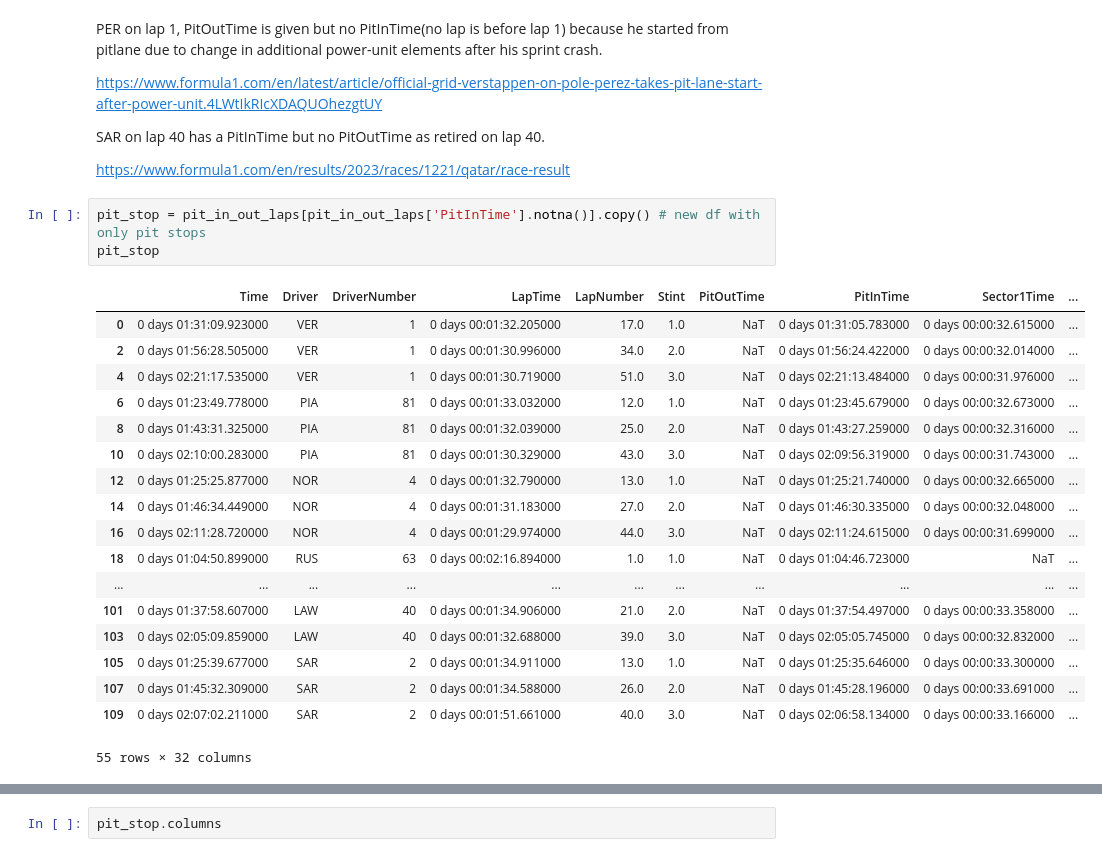
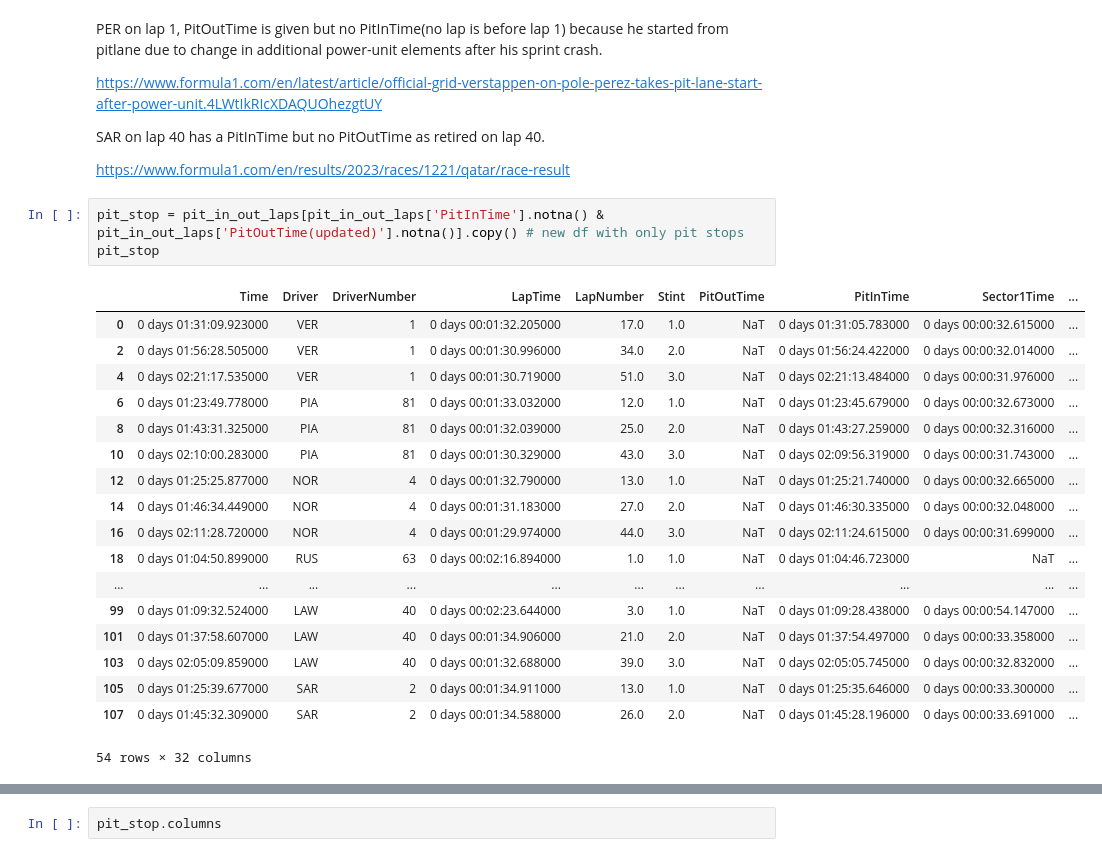
Before and after one commit to lizarizvi/f1-data-portfolio, a Jupyter notebook: project2_pit_stops/pit_stops.ipynb, the cells around one changed output, grey strips where cells are left out. Saved outputs shown, nothing was run; the diff lists cells and outputs as text.

```diff
--- a/project2_pit_stops/pit_stops.ipynb
+++ b/project2_pit_stops/pit_stops.ipynb
@@ -147,27 +147,27 @@ SAR on lap 40 has a PitInTime but no PitOutTime as retired on lap 40.
 
 https://www.formula1.com/en/results/2023/races/1221/qatar/race-result
 # %%
-pit_stop = pit_in_out_laps[pit_in_out_laps['PitInTime'].notna()].copy() # new df with only pit stops
+pit_stop = pit_in_out_laps[pit_in_out_laps['PitInTime'].notna() & pit_in_out_laps['PitOutTime(updated)'].notna()].copy() # new df with only pit stops
 pit_stop
 # %% [output]
 |  | Time | Driver | DriverNumber | LapTime | LapNumber | Stint | PitOutTime | PitInTime | Sector1Time | ... |
 | 0 | 0 days 01:31:09.923000 | VER | 1 | 0 days 00:01:32.205000 | 17.0 | 1.0 | NaT | 0 days 01:31:05.783000 | 0 days 00:00:32.615000 | ... |
 | 2 | 0 days 01:56:28.505000 | VER | 1 | 0 days 00:01:30.996000 | 34.0 | 2.0 | NaT | 0 days 01:56:24.422000 | 0 days 00:00:32.014000 | ... |
 | 4 | 0 days 02:21:17.535000 | VER | 1 | 0 days 00:01:30.719000 | 51.0 | 3.0 | NaT | 0 days 02:21:13.484000 | 0 days 00:00:31.976000 | ... |
 | 6 | 0 days 01:23:49.778000 | PIA | 81 | 0 days 00:01:33.032000 | 12.0 | 1.0 | NaT | 0 days 01:23:45.679000 | 0 days 00:00:32.673000 | ... |
 | 8 | 0 days 01:43:31.325000 | PIA | 81 | 0 days 00:01:32.039000 | 25.0 | 2.0 | NaT | 0 days 01:43:27.259000 | 0 days 00:00:32.316000 | ... |
 | 10 | 0 days 02:10:00.283000 | PIA | 81 | 0 days 00:01:30.329000 | 43.0 | 3.0 | NaT | 0 days 02:09:56.319000 | 0 days 00:00:31.743000 | ... |
 | 12 | 0 days 01:25:25.877000 | NOR | 4 | 0 days 00:01:32.790000 | 13.0 | 1.0 | NaT | 0 days 01:25:21.740000 | 0 days 00:00:32.665000 | ... |
 | 14 | 0 days 01:46:34.449000 | NOR | 4 | 0 days 00:01:31.183000 | 27.0 | 2.0 | NaT | 0 days 01:46:30.335000 | 0 days 00:00:32.048000 | ... |
 | 16 | 0 days 02:11:28.720000 | NOR | 4 | 0 days 00:01:29.974000 | 44.0 | 3.0 | NaT | 0 days 02:11:24.615000 | 0 days 00:00:31.699000 | ... |
 | 18 | 0 days 01:04:50.899000 | RUS | 63 | 0 days 00:02:16.894000 | 1.0 | 1.0 | NaT | 0 days 01:04:46.723000 | NaT | ... |
 | ... | ... | ... | ... | ... | ... | ... | ... | ... | ... | ... |
+| 99 | 0 days 01:09:32.524000 | LAW | 40 | 0 days 00:02:23.644000 | 3.0 | 1.0 | NaT | 0 days 01:09:28.438000 | 0 days 00:00:54.147000 | ... |
 | 101 | 0 days 01:37:58.607000 | LAW | 40 | 0 days 00:01:34.906000 | 21.0 | 2.0 | NaT | 0 days 01:37:54.497000 | 0 days 00:00:33.358000 | ... |
 | 103 | 0 days 02:05:09.859000 | LAW | 40 | 0 days 00:01:32.688000 | 39.0 | 3.0 | NaT | 0 days 02:05:05.745000 | 0 days 00:00:32.832000 | ... |
 | 105 | 0 days 01:25:39.677000 | SAR | 2 | 0 days 00:01:34.911000 | 13.0 | 1.0 | NaT | 0 days 01:25:35.646000 | 0 days 00:00:33.300000 | ... |
 | 107 | 0 days 01:45:32.309000 | SAR | 2 | 0 days 00:01:34.588000 | 26.0 | 2.0 | NaT | 0 days 01:45:28.196000 | 0 days 00:00:33.691000 | ... |
-| 109 | 0 days 02:07:02.211000 | SAR | 2 | 0 days 00:01:51.661000 | 40.0 | 3.0 | NaT | 0 days 02:06:58.134000 | 0 days 00:00:33.166000 | ... |
-55 rows × 32 columns
+54 rows × 32 columns
 # %%
 pit_stop['PitInTime(seconds)'] = pit_stop['PitInTime'].dt.total_seconds()
 pit_stop['PitOutTime(seconds)'] = pit_stop['PitOutTime(updated)'].dt.total_seconds()
```
Also changed, not shown: parts of 11 cells of this notebook, 5 other files.
